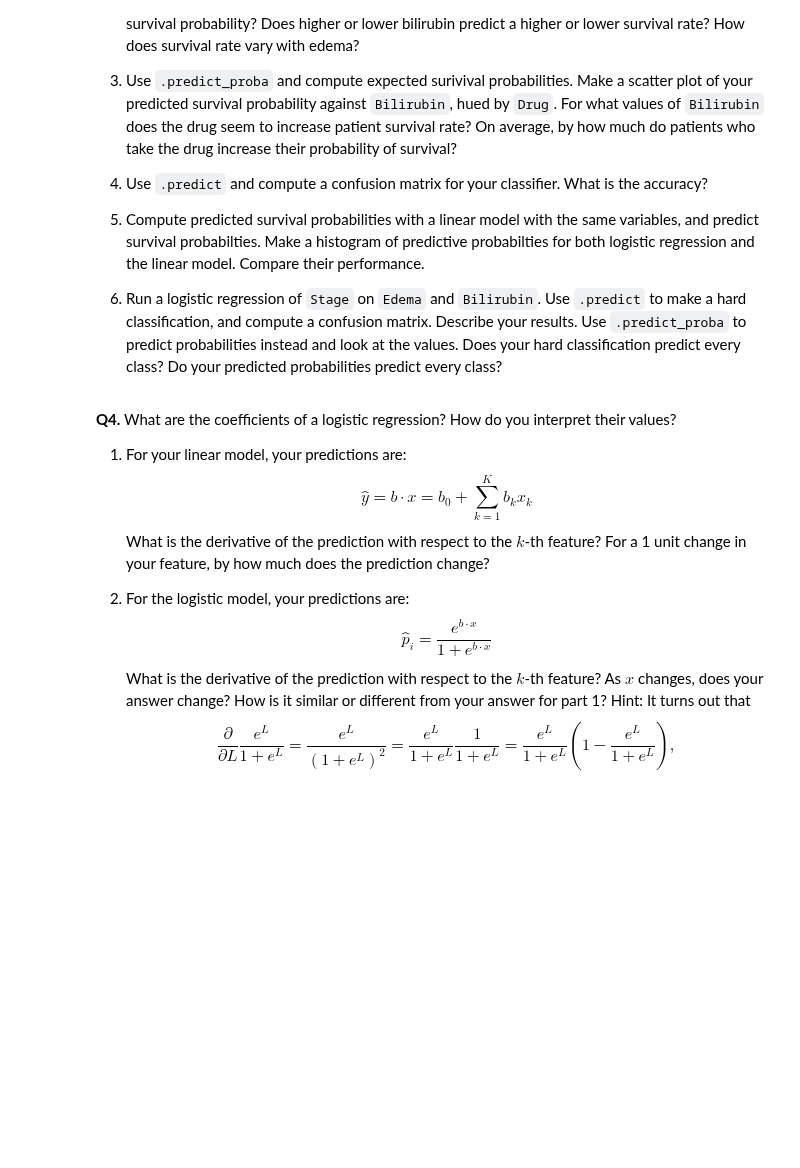
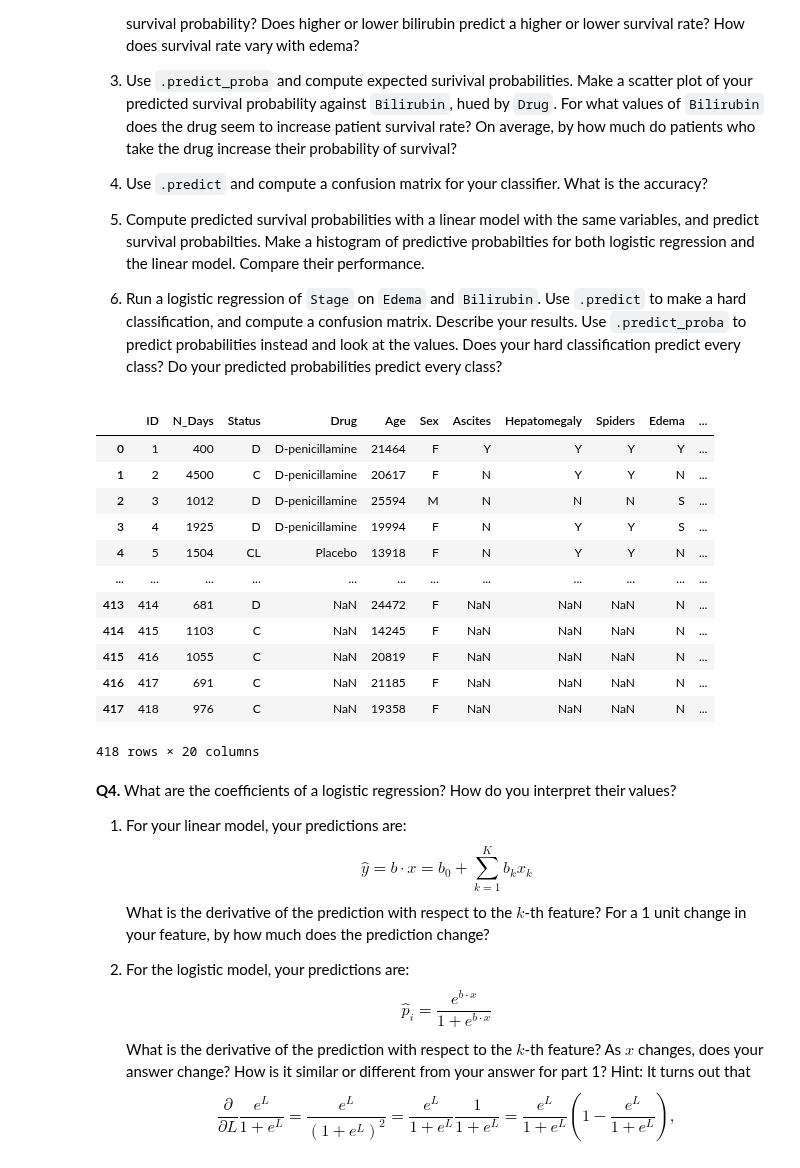
Before and after one commit to RexW999/undergrad_ml_assignments, a Jupyter notebook: 05_assignment_glm.ipynb, the cells around one changed output. Cells and saved outputs as stored; diff of their text form; code cells hidden in the pictures; blank space fills up the shorter version.

Commit message:
Added data and checked to see if they exist

```diff
--- a/05_assignment_glm.ipynb
+++ b/05_assignment_glm.ipynb
@@ -103,6 +89,23 @@ The relevant data are:
 5. Compute predicted survival probabilities with a linear model with the same variables, and predict survival probabilties. Make a histogram of predictive probabilties for both logistic regression and the linear model. Compare their performance.
 
 6. Run a logistic regression of `Stage` on `Edema` and `Bilirubin`. Use `.predict` to make a hard classification, and compute a confusion matrix. Describe your results. Use `.predict_proba` to predict probabilities instead and look at the values. Does your hard classification predict every class? Do your predicted probabilities predict every class?
+# %%
+cirrhosis_df = pd.read_csv('data/cirrhosis.csv')
+cirrhosis_df
+# %% [output]
+|  | ID | N_Days | Status | Drug | Age | Sex | Ascites | Hepatomegaly | Spiders | Edema | ... |
+| 0 | 1 | 400 | D | D-penicillamine | 21464 | F | Y | Y | Y | Y | ... |
+| 1 | 2 | 4500 | C | D-penicillamine | 20617 | F | N | Y | Y | N | ... |
+| 2 | 3 | 1012 | D | D-penicillamine | 25594 | M | N | N | N | S | ... |
+| 3 | 4 | 1925 | D | D-penicillamine | 19994 | F | N | Y | Y | S | ... |
+| 4 | 5 | 1504 | CL | Placebo | 13918 | F | N | Y | Y | N | ... |
+| ... | ... | ... | ... | ... | ... | ... | ... | ... | ... | ... | ... |
+| 413 | 414 | 681 | D | NaN | 24472 | F | NaN | NaN | NaN | N | ... |
+| 414 | 415 | 1103 | C | NaN | 14245 | F | NaN | NaN | NaN | N | ... |
+| 415 | 416 | 1055 | C | NaN | 20819 | F | NaN | NaN | NaN | N | ... |
+| 416 | 417 | 691 | C | NaN | 21185 | F | NaN | NaN | NaN | N | ... |
+| 417 | 418 | 976 | C | NaN | 19358 | F | NaN | NaN | NaN | N | ... |
+418 rows × 20 columns
 # %% [markdown]
 **Q4.** What are the coefficients of a logistic regression? How do you interpret their values?
 
```
Also changed, not shown: parts of 1 cell of this notebook.
